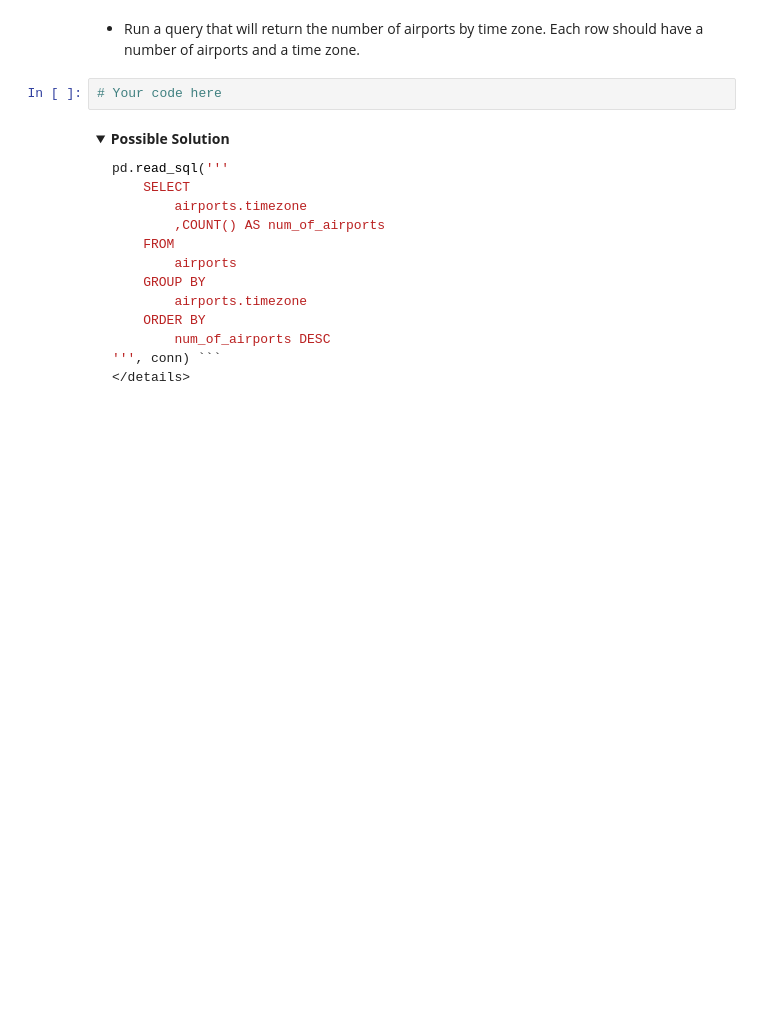
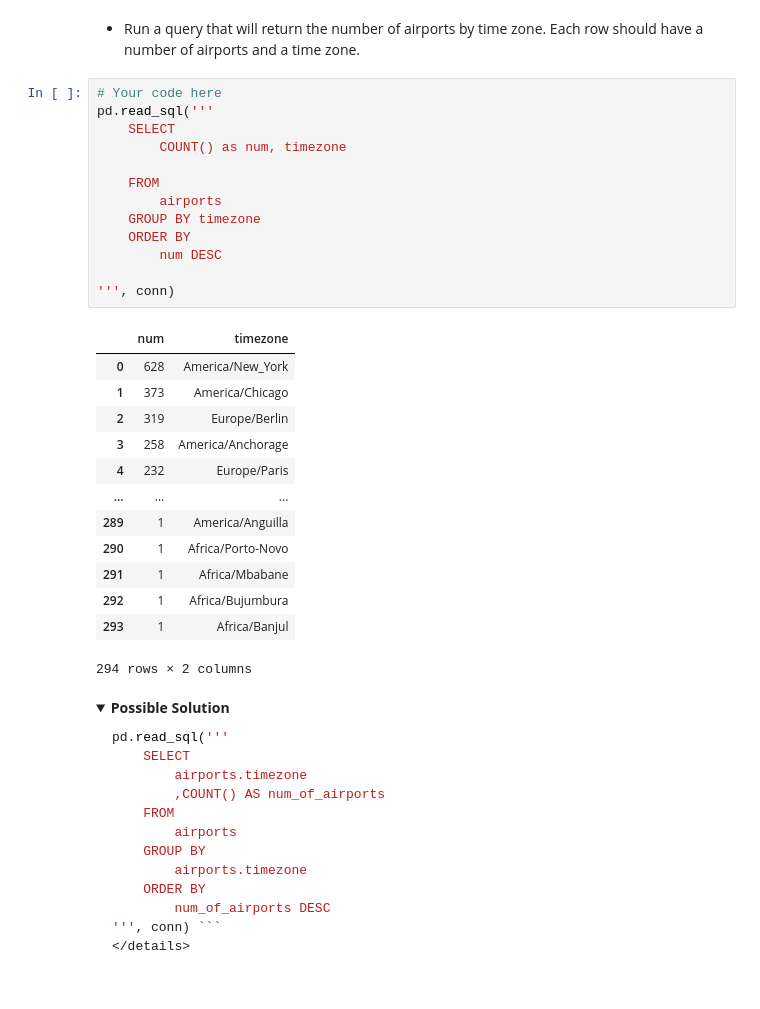
Before and after one commit to valentinecd/DS-DeloitteAIA-07082024, a Jupyter notebook: lecture_materials/09-SQL-Joins-Aggregation/sql.ipynb, the cells around one changed output. Cells and saved outputs as stored; diff of their text form; folded sections open; blank space fills up the shorter version.

```diff
--- a/lecture_materials/09-SQL-Joins-Aggregation/sql.ipynb
+++ b/lecture_materials/09-SQL-Joins-Aggregation/sql.ipynb
@@ -182,8 +231,33 @@ pd.read_sql('''
 ## Exercise: Grouping
 # %% [markdown]
 - Run a query that will return the number of airports by time zone. Each row should have a number of airports and a time zone.
-# %%
-# Your code here
+# %%
+# Your code here
+pd.read_sql('''
+    SELECT
+        COUNT() as num, timezone
+
+    FROM
+        airports
+    GROUP BY timezone
+    ORDER BY
+        num DESC
+
+''', conn)
+# %% [output]
+|  | num | timezone |
+| 0 | 628 | America/New_York |
+| 1 | 373 | America/Chicago |
+| 2 | 319 | Europe/Berlin |
+| 3 | 258 | America/Anchorage |
+| 4 | 232 | Europe/Paris |
+| ... | ... | ... |
+| 289 | 1 | America/Anguilla |
+| 290 | 1 | Africa/Porto-Novo |
+| 291 | 1 | Africa/Mbabane |
+| 292 | 1 | Africa/Bujumbura |
+| 293 | 1 | Africa/Banjul |
+294 rows × 2 columns
 # %% [markdown]
 <details>
     <summary><b>Possible Solution</b></summary>
```
Also changed, not shown: parts of 24 cells of this notebook.
